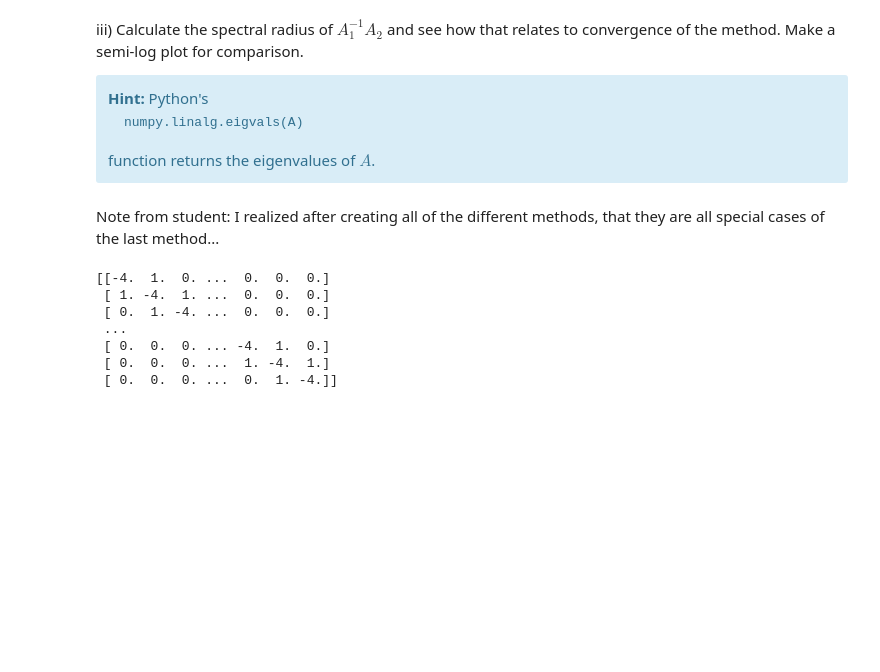
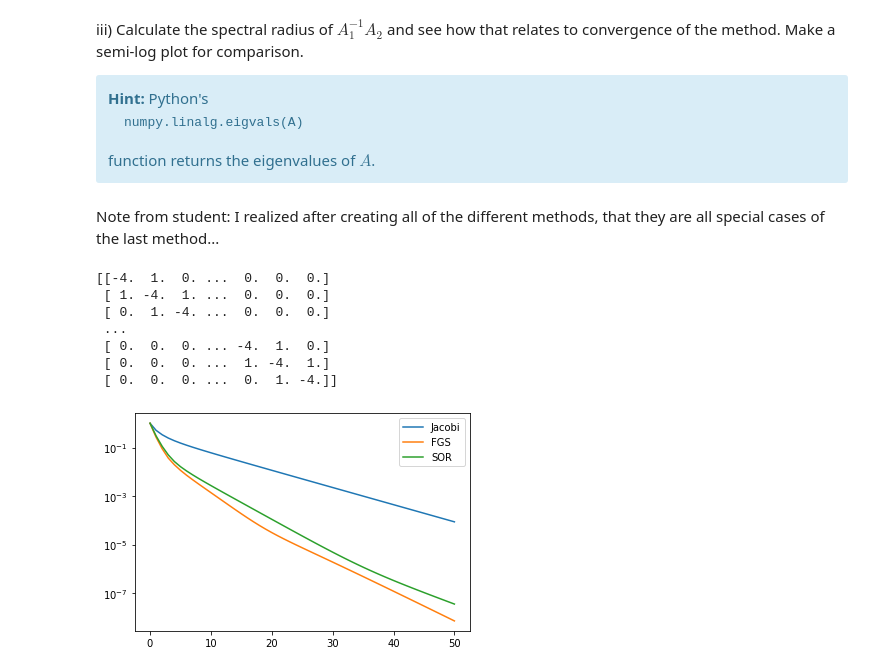
Before and after one commit to CelestialCry/Numerical-Methods, a Jupyter notebook: Øving/Assignment1.ipynb, the cells around one changed output. Drawn from its saved outputs; the diff is of its cells as text; code cells hidden in the pictures; blank space fills up the shorter version.

```diff
--- a/Øving/Assignment1.ipynb
+++ b/Øving/Assignment1.ipynb
@@ -477,4 +491,41 @@ def testIteration(Iterative, initVal = False, A = test, f = randomVec(9, 10), u0
     avgItTime = sum(relTimeIt)/len(relTimeIt)
     avgDiffTime = sum(diffTime)/len(diffTime)
 
-    return diffRes[-1], specRad, avgItTime, totTimeIt, avgDiffTime, totDiffTime, TOL
+    return diffRes[-1], specRad, avgItTime, avgDiffTime, TOL, relRes
+# %%
+def rankResidues(A, printable = False):
+    """
+    A function which makes a plot of the relative residues from the different methods
+    It generates a random f and creates a random guess, to randomize the test
+
+    --Parameter--
+    A - NumPy Matrix
+        The matrix to use a base for the iteration problem
+
+    --Side-effect--
+    Prints a plot of the residues
+
+    --Returns--
+    A tuple of the residues
+    """
+
+    f, u = randomVec(100, 10), randomVec(100, 10)
+    methods = [jacobiMeth, ForwardGSMeth, SuccessOverRelaxMeth]
+    names = ["Jacobi", "FGS", "SOR"]
+
+    pilates = [testIteration(meth, False, A, f, u, 50, 1e-10, 0.7)[-1] for meth in methods]
+
+    for i in range(len(names)):
+        pilates[i] = (names[i], pilates[i])
+
+    if printable:
+        plt.figure()
+        for el in pilates:
+            plt.semilogy(el[1], label = el[0])
+        plt.legend()
+
+    return pilates
+
+hack = rankResidues(toRun, True) # Need to bind the output, so that jupyter won't print it
+# %% [output]
+[figure, added]
```
Also changed, not shown: parts of 8 cells of this notebook.
